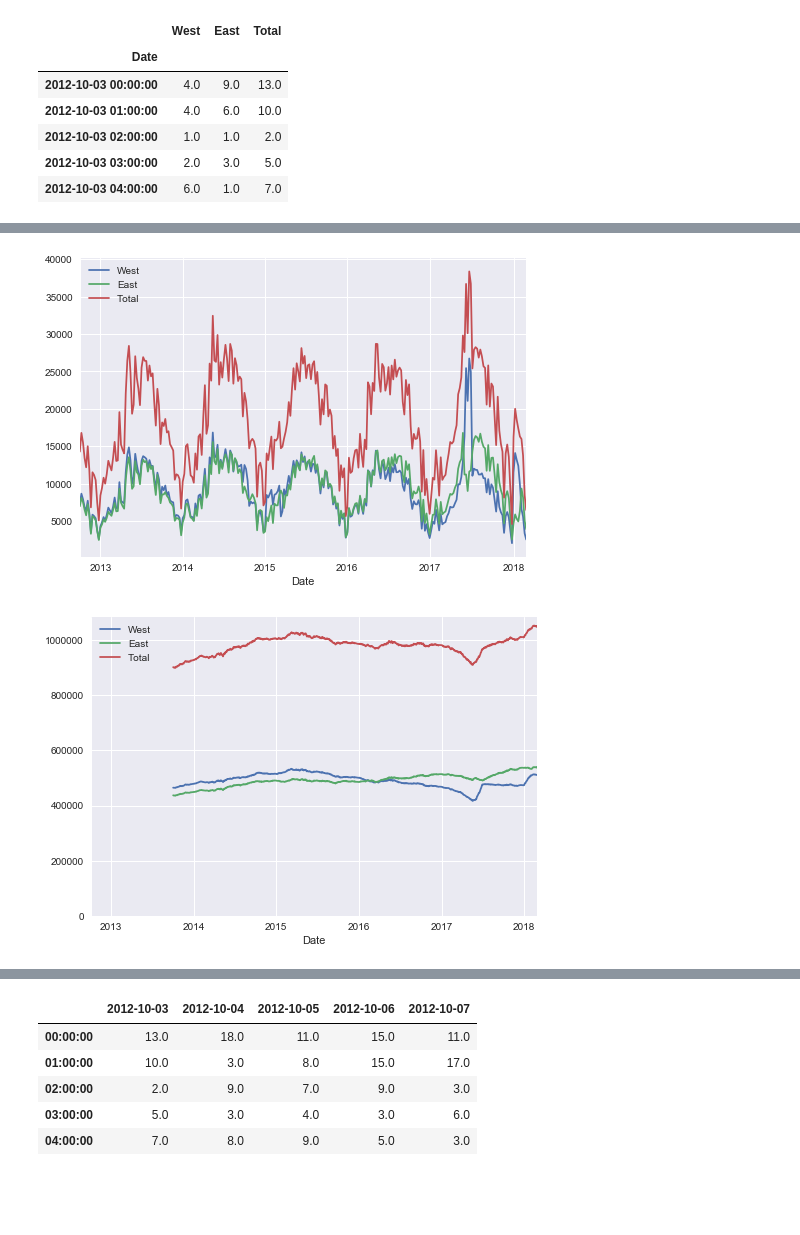
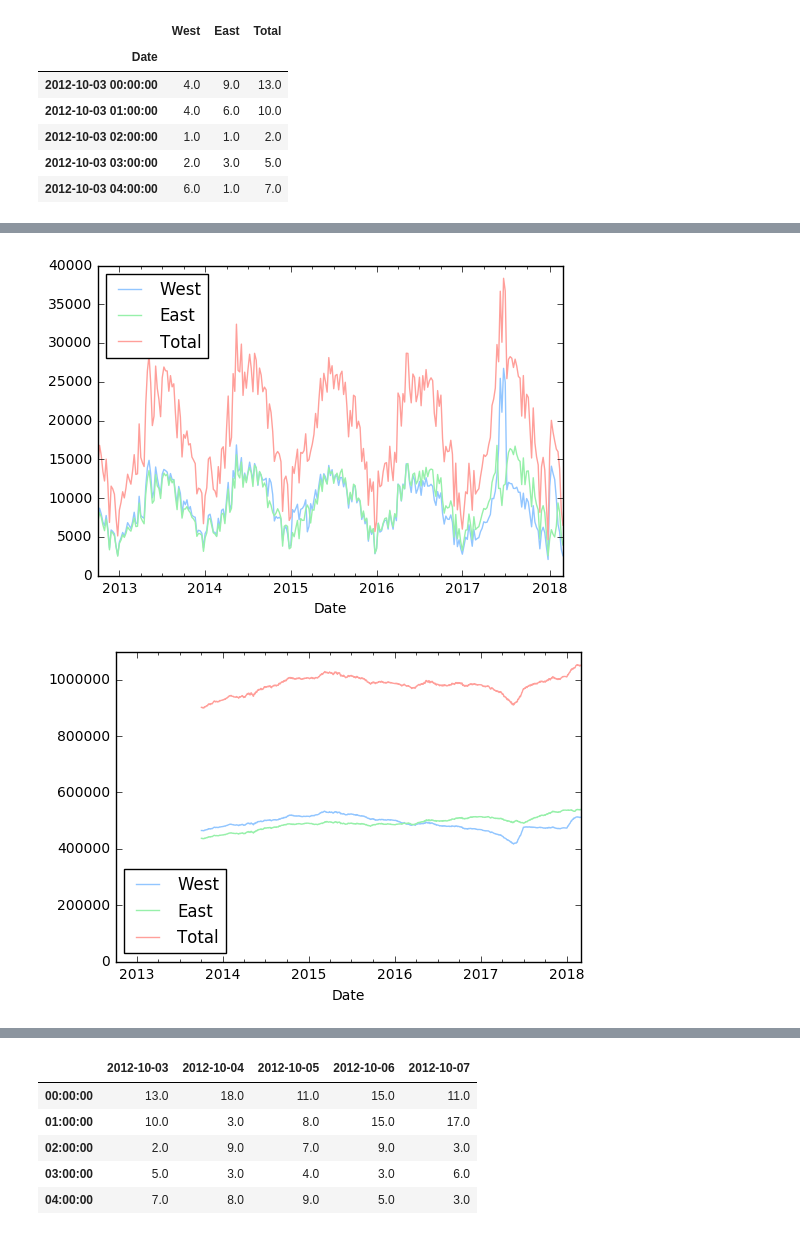
Before and after one commit to araymund/jupyterWorkflow, a Jupyter notebook: jupyterWorkflow.ipynb, the cells around one changed output, grey strips where cells are left out. Cells and saved outputs as stored; diff of their text form; code cells hidden in the pictures; blank space fills up the shorter version.

```diff
--- a/jupyterWorkflow.ipynb
+++ b/jupyterWorkflow.ipynb
@@ -31,19 +35,17 @@ data.resample('W').sum().plot();
 # %%
 import matplotlib.pyplot as plt
-plt.style.use('seaborn')
-
-
+plt.style.use('seaborn-pastel')
 
 data.resample('W').sum().plot();
 # %% [output]
-[figure, old version]
+[figure, new version]
 # %%
 
 
 ax = data.resample('D').sum().rolling(365).sum().plot();
 ax.set_ylim(0,None);
 # %% [output]
-[figure, old version]
+[figure, new version]
 # %%
 data.groupby(data.index.time).mean().plot();
 # %% [output]
```
Also changed, not shown: parts of 4 cells of this notebook.
